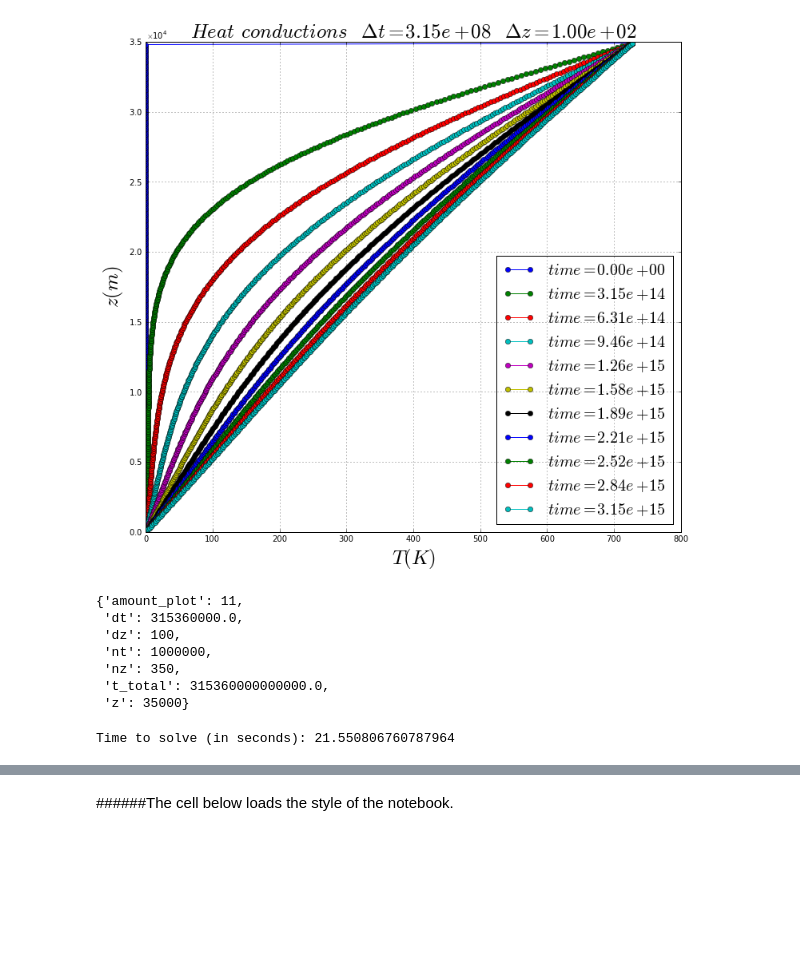
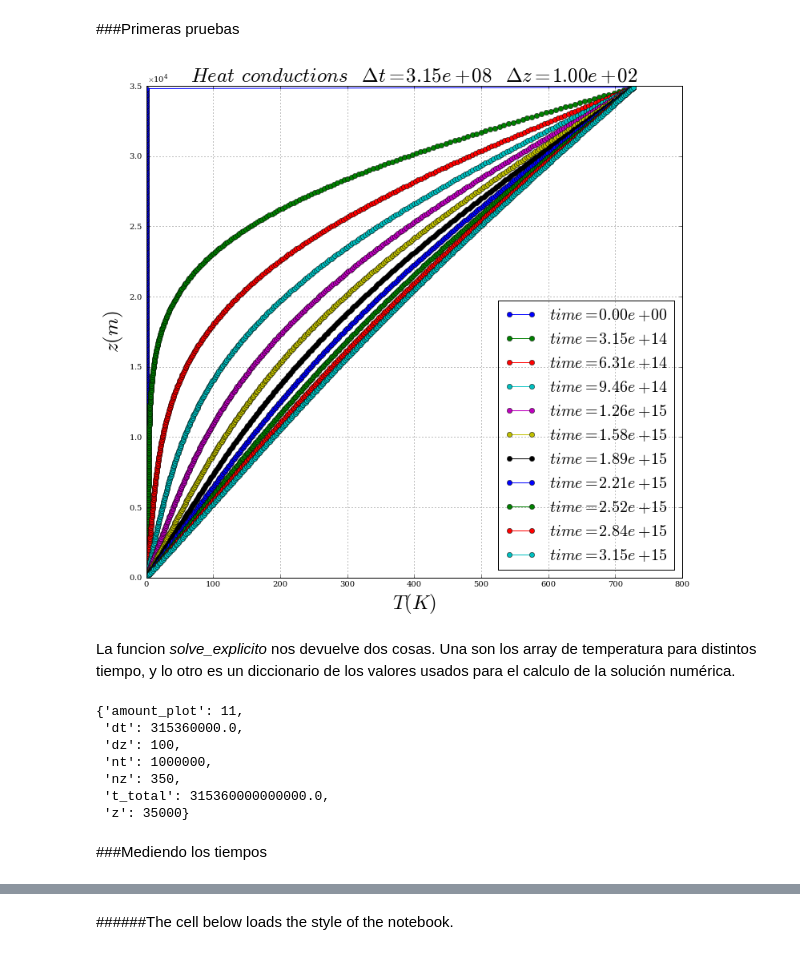
Before and after one commit to pewen/transferencia_calor, a Jupyter notebook: transporte_calor_metodo_explicito.ipynb, the cells around one changed output, grey strips where cells are left out. Saved outputs shown, nothing was run; the diff lists cells and outputs as text; code cells hidden in the pictures; blank space fills up the shorter version.

```diff
--- a/transporte_calor_metodo_explicito.ipynb
+++ b/transporte_calor_metodo_explicito.ipynb
@@ -112,9 +116,17 @@ Para esta ecuación la condición de estabilidad (CFL) viene dada por:
 # %%
 import numpy as np
 
+from numba import autojit
+
 import matplotlib.pyplot as plt
-#para cambiar el eje y
-from matplotlib import ticker
+
+from matplotlib import rcParams
+rcParams['font.family'] = 'serif'
+rcParams['font.size'] = 20
+rcParams['axes.labelsize']=25
+rcParams['axes.titlesize']=25
+rcParams['legend.fontsize']=20
+
 %matplotlib inline
 
 import time
@@ -252,9 +149,13 @@ def show_solution(T_out, prop):
+# %% [markdown]
+###Primeras pruebas
 # %%
-T_out, prop = solve_dif_ecu(dz=100, amount_plot=10)
+T_out, prop = solve_explicit(dz=100, amount_plot=10)
 # %%
-show_solution(T_out, prop)
+pretty_plot(T_out, prop, '-o')
 # %% [output]
-[figure, old version]
+[figure, new version]
+# %% [markdown]
+La funcion *solve_explicito* nos devuelve dos cosas. Una son los array de temperatura para distintos tiempo, y lo otro es un diccionario de los valores usados para el calculo de la solución numérica.
 # %%
 prop
 # %% [output]
@@ -265,10 +166,5 @@ prop
  'nz': 350,
  't_total': 315360000000000.0,
  'z': 35000}
-# %%
-a = time.time()
-u, prop = solve_dif_ecu(dz=100, amount_plot=10)
-b = time.time()
-print('Time to solve (in seconds):', b-a)
-# %% [output]
-Time to solve (in seconds): 21.550806760787964
+# %% [markdown]
+###Mediendo los tiempos
```
Also changed, not shown: parts of 12 cells of this notebook, 1 other file.
